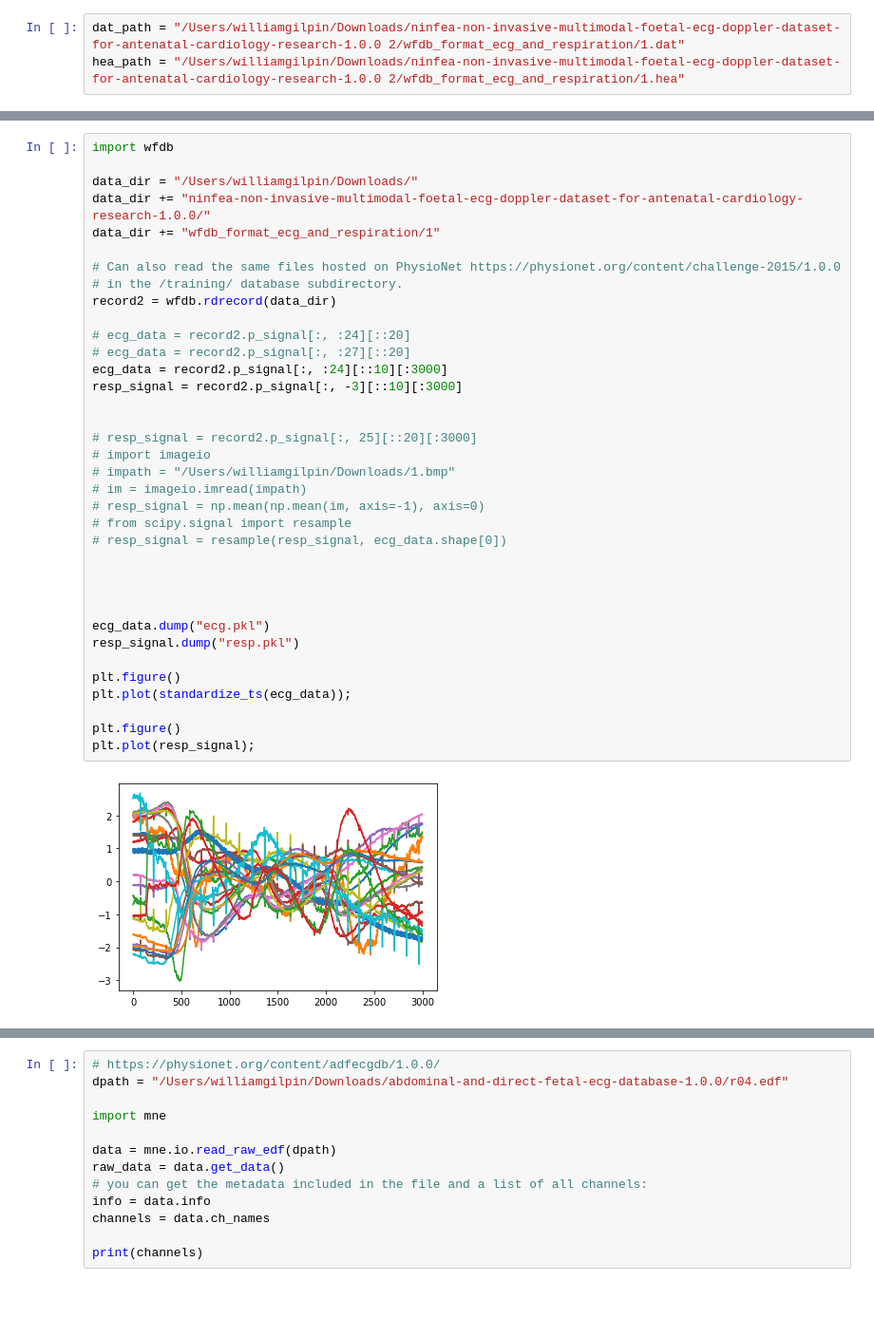
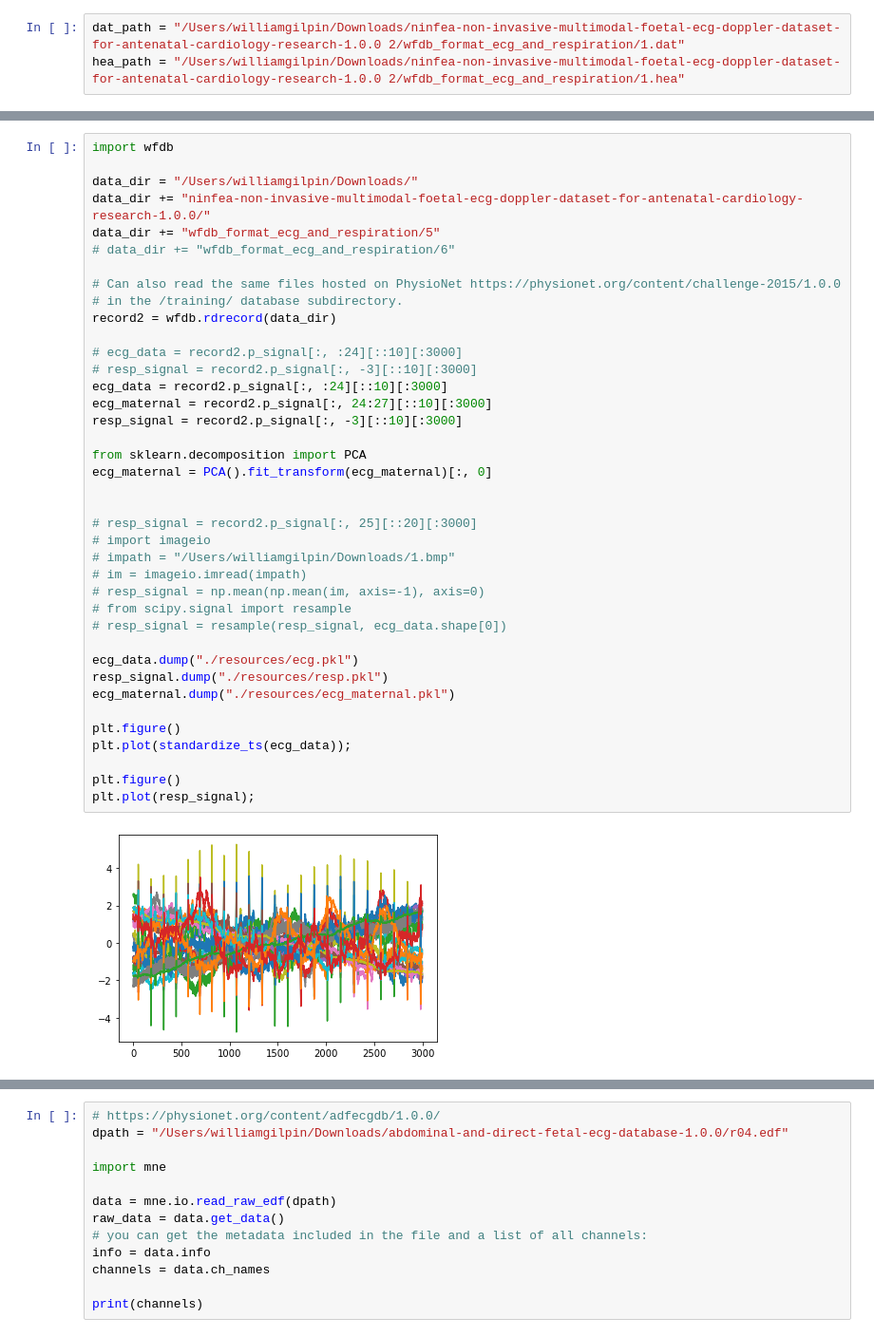
Before and after one commit to williamgilpin/shrec, a Jupyter notebook: process_datasets.ipynb, the cells around one changed output, grey strips where cells are left out. Shown at 95% size. Saved outputs shown, nothing was run; the diff lists cells and outputs as text; blank space fills up the shorter version.

```diff
--- a/process_datasets.ipynb
+++ b/process_datasets.ipynb
@@ -728,38 +696,41 @@ plt.plot(record2.p_signal[:, 23:27][::20])
 # %%
 import wfdb
 
 data_dir = "/Users/williamgilpin/Downloads/"
 data_dir += "ninfea-non-invasive-multimodal-foetal-ecg-doppler-dataset-for-antenatal-cardiology-research-1.0.0/"
-data_dir += "wfdb_format_ecg_and_respiration/1"
+data_dir += "wfdb_format_ecg_and_respiration/5"
+# data_dir += "wfdb_format_ecg_and_respiration/6"
 
 # Can also read the same files hosted on PhysioNet https://physionet.org/content/challenge-2015/1.0.0
 # in the /training/ database subdirectory.
 record2 = wfdb.rdrecord(data_dir)
 
-# ecg_data = record2.p_signal[:, :24][::20]
-# ecg_data = record2.p_signal[:, :27][::20]
+# ecg_data = record2.p_signal[:, :24][::10][:3000]
+# resp_signal = record2.p_signal[:, -3][::10][:3000]
 ecg_data = record2.p_signal[:, :24][::10][:3000]
+ecg_maternal = record2.p_signal[:, 24:27][::10][:3000]
 resp_signal = record2.p_signal[:, -3][::10][:3000]
+
+from sklearn.decomposition import PCA
+ecg_maternal = PCA().fit_transform(ecg_maternal)[:, 0]
 
 
 # resp_signal = record2.p_signal[:, 25][::20][:3000]
 # import imageio
 # impath = "/Users/williamgilpin/Downloads/1.bmp"
 # im = imageio.imread(impath)
 # resp_signal = np.mean(np.mean(im, axis=-1), axis=0)
 # from scipy.signal import resample
 # resp_signal = resample(resp_signal, ecg_data.shape[0])
 
-
-
-
-ecg_data.dump("ecg.pkl")
-resp_signal.dump("resp.pkl")
+ecg_data.dump("./resources/ecg.pkl")
+resp_signal.dump("./resources/resp.pkl")
+ecg_maternal.dump("./resources/ecg_maternal.pkl")
 
 plt.figure()
 plt.plot(standardize_ts(ecg_data));
 
 plt.figure()
 plt.plot(resp_signal);
 # %% [output]
-[figure, old version]
+[figure, new version]
```
Also changed, not shown: parts of 17 cells of this notebook, 14 other files.
